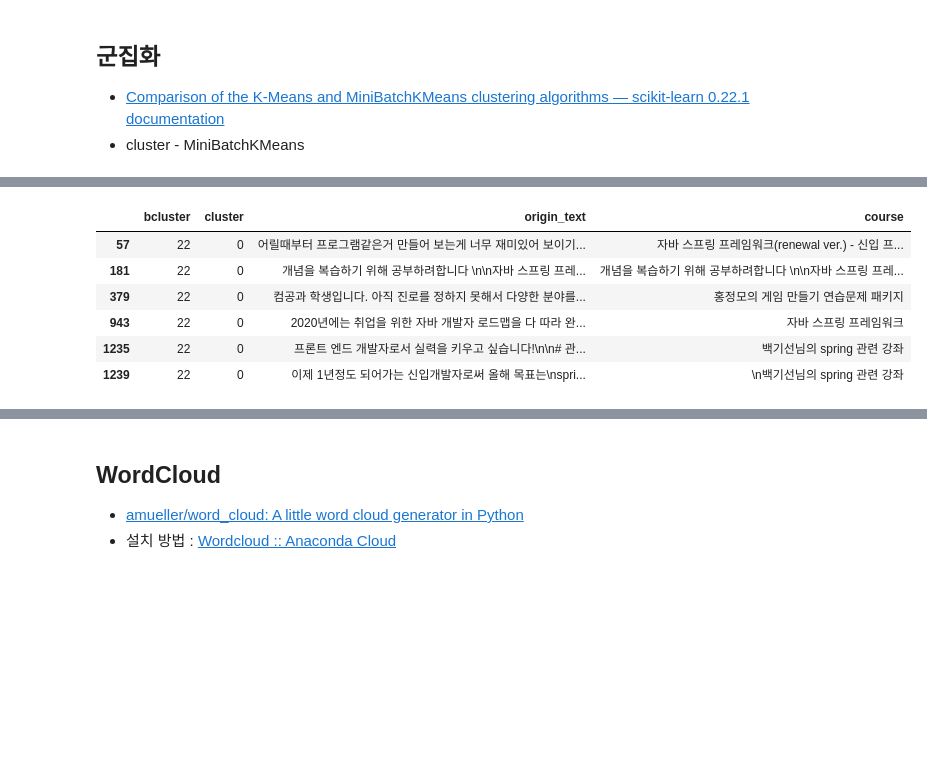
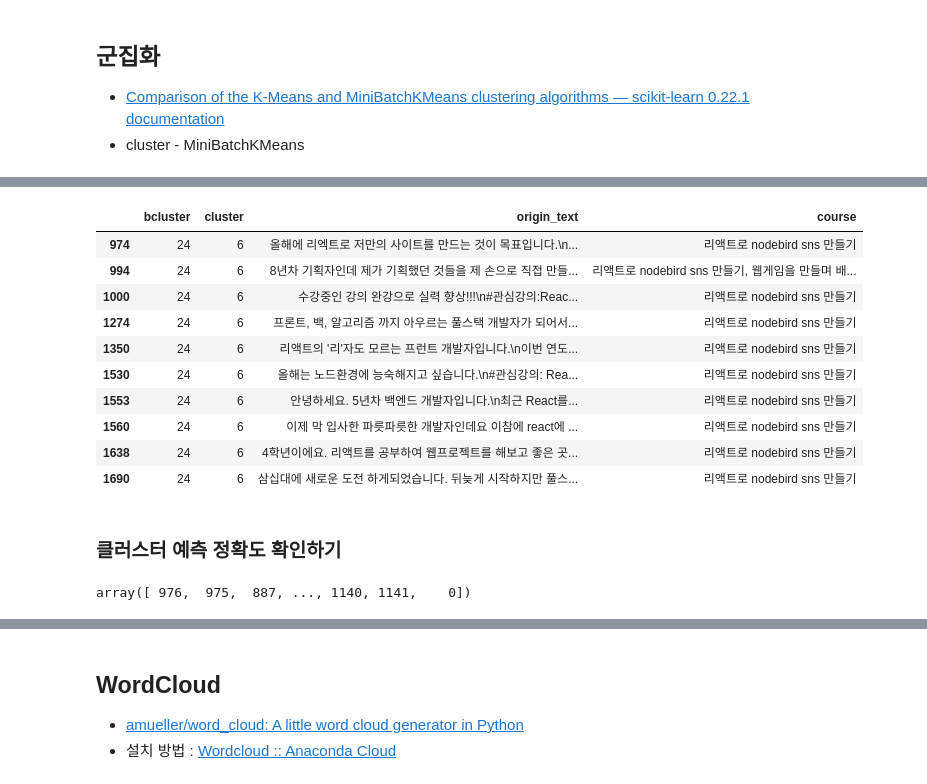
Before and after one commit to corazzon/inflearn-new-year-event-2020, a Jupyter notebook: 02-inflearn-newyear-event-text-analysis.ipynb, the cells around one changed output, grey strips where cells are left out. Cells and saved outputs as stored; diff of their text form; code cells hidden in the pictures; blank space fills up the shorter version.

```diff
--- a/02-inflearn-newyear-event-text-analysis.ipynb
+++ b/02-inflearn-newyear-event-text-analysis.ipynb
@@ -375,13 +423,13 @@ from sklearn.cluster import KMeans
 from tqdm import trange
 inertia = []
 
-start = 10
-end = 50
+start = 30
+end = 70
 
 # 적절한 클러스터의 갯수를 알기 위해 inertia 값을 구함
 for i in trange(start, end):
     cls = KMeans(n_clusters=i, random_state=42)
-    cls.fit(feature_vector)
+    cls.fit(feature_tfidf)
     inertia.append(cls.inertia_)
 # %%
 plt.plot(range(start, end), inertia)
@@ -392,9 +440,9 @@ Text(0.5, 1.0, 'KMeans 클러스터 수 비교')
 # %%
-n_clusters = 30
+n_clusters = 50
 cls = KMeans(n_clusters=n_clusters, random_state=42)
-cls.fit(feature_vector)
-predict = cls.predict(feature_vector)
-df["cluster"] = predict
+cls.fit(feature_tfidf)
+prediction = cls.predict(feature_tfidf)
+df["cluster"] = prediction
 # %%
 df["cluster"].value_counts().head(10)
 # %% [output]
@@ -417,7 +465,7 @@ b_inertia = []
 # 적절한 클러스터의 갯수를 알기 위해 inertia 값을 구함
 for i in trange(start, end):
     cls = MiniBatchKMeans(n_clusters=i, random_state=42)
-    cls.fit(feature_vector)
+    cls.fit(feature_tfidf)
     b_inertia.append(cls.inertia_)
 # %%
 plt.plot(range(start, end), b_inertia)
@@ -428,6 +476,6 @@ Text(0.5, 1.0, 'MiniBatchKMeans 클러스터 수 비교')
 # %%
 cls = MiniBatchKMeans(n_clusters=n_clusters, random_state=42)
-cls.fit(feature_vector)
-predict = cls.predict(feature_vector)
-df["bcluster"] = predict
+cls.fit(feature_tfidf)
+prediction = cls.predict(feature_tfidf)
+df["bcluster"] = prediction
 # %%
@@ -463,10 +520,16 @@ df.loc[df["bcluster"] == 25, ["bcluster", "cluster", "course"]]
 # %%
-df.loc[df["bcluster"] == 22, ["bcluster", "cluster", "origin_text", "course"]].tail(10)
+df.loc[df["bcluster"] == 24, ["bcluster", "cluster", "origin_text", "course"]].tail(10)
 # %% [output]
 |  | bcluster | cluster | origin_text | course |
-| 57 | 22 | 0 | 어릴때부터 프로그램같은거 만들어 보는게 너무 재미있어 보이기... | 자바 스프링 프레임워크(renewal ver.) - 신입 프... |
-| 181 | 22 | 0 | 개념을 복습하기 위해 공부하려합니다 \n\n자바 스프링 프레... | 개념을 복습하기 위해 공부하려합니다 \n\n자바 스프링 프레... |
-| 379 | 22 | 0 | 컴공과 학생입니다. 아직 진로를 정하지 못해서 다양한 분야를... | 홍정모의 게임 만들기 연습문제 패키지 |
-| 943 | 22 | 0 | 2020년에는 취업을 위한 자바 개발자 로드맵을 다 따라 완... | 자바 스프링 프레임워크 |
-| 1235 | 22 | 0 | 프론트 엔드 개발자로서 실력을 키우고 싶습니다!\n\n# 관... | 백기선님의 spring 관련 강좌 |
-| 1239 | 22 | 0 | 이제 1년정도 되어가는 신입개발자로써 올해 목표는\nspri... | \n백기선님의 spring 관련 강좌 |
+| 974 | 24 | 6 | 올해에 리엑트로 저만의 사이트를 만드는 것이 목표입니다.\n... | 리액트로 nodebird sns 만들기 |
+| 994 | 24 | 6 | 8년차 기획자인데 제가 기획했던 것들을 제 손으로 직접 만들... | 리액트로 nodebird sns 만들기, 웹게임을 만들며 배... |
+| 1000 | 24 | 6 | 수강중인 강의 완강으로 실력 향상!!!\n#관심강의:Reac... | 리액트로 nodebird sns 만들기 |
+| 1274 | 24 | 6 | 프론트, 백, 알고리즘 까지 아우르는 풀스택 개발자가 되어서... | 리액트로 nodebird sns 만들기 |
+| 1350 | 24 | 6 | 리액트의 '리'자도 모르는 프런트 개발자입니다.\n이번 연도... | 리액트로 nodebird sns 만들기 |
+| 1530 | 24 | 6 | 올해는 노드환경에 능숙해지고 싶습니다.\n#관심강의: Rea... | 리액트로 nodebird sns 만들기 |
+| 1553 | 24 | 6 | 안녕하세요. 5년차 백엔드 개발자입니다.\n최근 React를... | 리액트로 nodebird sns 만들기 |
+| 1560 | 24 | 6 | 이제 막 입사한 파릇파릇한 개발자인데요 이참에 react에 ... | 리액트로 nodebird sns 만들기 |
+| 1638 | 24 | 6 | 4학년이에요. 리액트를 공부하여 웹프로젝트를 해보고 좋은 곳... | 리액트로 nodebird sns 만들기 |
+| 1690 | 24 | 6 | 삼십대에 새로운 도전 하게되었습니다. 뒤늦게 시작하지만 풀스... | 리액트로 nodebird sns 만들기 |
+# %% [markdown]
+### 클러스터 예측 정확도 확인하기
@@ -472,0 +554,4 @@ df.loc[df["bcluster"] == 22, ["bcluster", "cluster", "origin_text", "course"]].t
+# %%
+np.argsort(x_means)[::-1]
+# %% [output]
+array([ 976,  975,  887, ..., 1140, 1141,    0])
```
Also changed, not shown: parts of 37 cells of this notebook.
